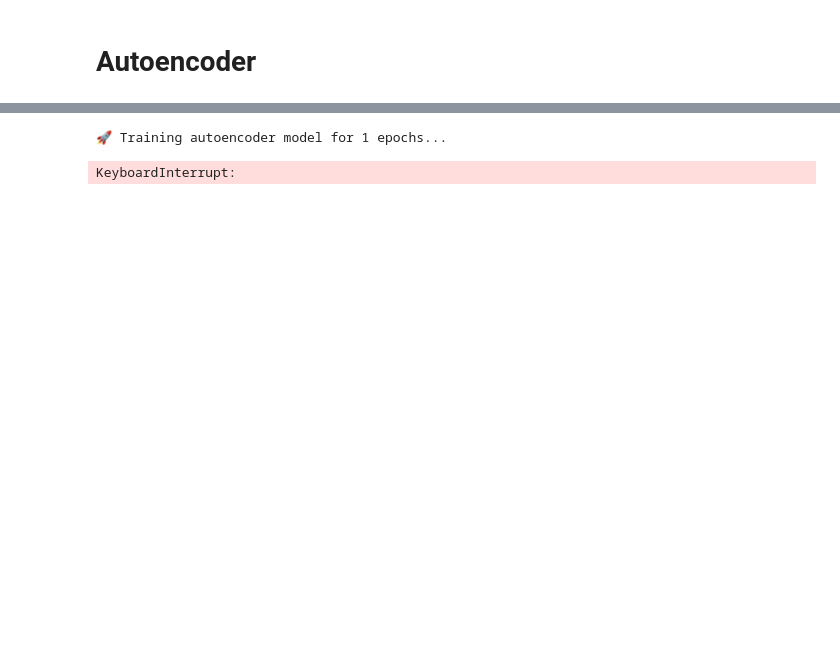
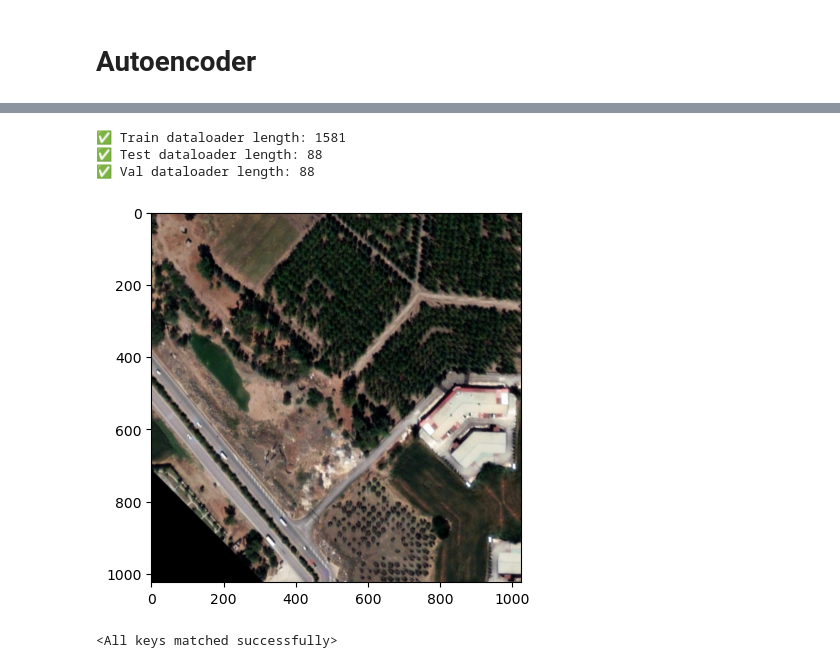
Before and after one commit to ozan-guven/env-540-earthquake-project, a Jupyter notebook: notebooks/autoencoder.ipynb, the cells around one changed output, grey strips where cells are left out. Saved outputs shown, nothing was run; the diff lists cells and outputs as text; code cells hidden in the pictures; blank space fills up the shorter version.

Commit message:
add autoencoder training

```diff
--- a/notebooks/autoencoder.ipynb
+++ b/notebooks/autoencoder.ipynb
@@ -7,22 +10,21 @@
 import sys
 sys.path.append('../')
 
+import matplotlib.pyplot as plt
 from PIL import Image
+import numpy as np
 
 import torch
 from torch.utils.data import DataLoader
 
 from src.autoencoder.autoencoder import ConvAutoencoder
 from src.data.dataset import get_split_image_files, SatelliteImageDataset
-from src.utils.trainer import Trainer
 
 DATA_PATH = '../data/'
-MAXAR_PRE_PATH = DATA_PATH + 'maxar/pre/'
+MAXAR_PRE_PATH = DATA_PATH + 'maxar_patches/pre/'
+ENCODER_PATH = DATA_PATH + 'models/encoder.pth'
 
-BATCH_SIZE = 32
-ACCUMULATION_STEPS = 1
-LEARNING_RATE = 1e-3
-EPOCHS = 1
+BATCH_SIZE = 8
 DEVICE = 'cuda' if torch.cuda.is_available() else 'cpu'
 
 Image.MAX_IMAGE_PIXELS = 303038464
@@ -36,3 +38,11 @@ val_dataset = SatelliteImageDataset(image_files=val_image_files)
 train_dataloader = DataLoader(train_dataset, batch_size=BATCH_SIZE, shuffle=True)
 test_dataloader = DataLoader(test_dataset, batch_size=BATCH_SIZE, shuffle=False)
 val_dataloader = DataLoader(val_dataset, batch_size=BATCH_SIZE, shuffle=False)
+
+print(f'✅ Train dataloader length: {len(train_dataloader)}')
+print(f'✅ Test dataloader length: {len(test_dataloader)}')
+print(f'✅ Val dataloader length: {len(val_dataloader)}')
+# %% [output]
+✅ Train dataloader length: 1581
+✅ Test dataloader length: 88
+✅ Val dataloader length: 88
@@ -43,19 +49,21 @@ autoencoder = ConvAutoencoder(encoder_channels, decoder_channels).to(DEVICE)
-# %%
-criterion = torch.nn.MSELoss()
-optimizer = torch.optim.Adam(autoencoder.parameters(), lr=LEARNING_RATE)
-trainer = Trainer(
-    model=autoencoder,
-    device=DEVICE,
-    criterion=criterion,
-    accumulation_steps=ACCUMULATION_STEPS,
-    print_statistics=True
-)
-statistics = trainer.train_autoencoder(
-    train_loader=train_dataloader,
-    val_loader=val_dataloader,
-    optimizer=optimizer,
-    num_epochs=EPOCHS,
-)
-# %% [output]
-🚀 Training autoencoder model for 1 epochs...
-KeyboardInterrupt:
+# %%
+it = iter(train_dataloader)
+# %%
+images = next(it)
+image = images[0].permute(1, 2, 0)
+plt.imshow(image)
+plt.show()
+# %% [output]
+[figure, added]
+# %%
+autoencoder = ConvAutoencoder(
+    encoder_channels=[3, 32, 64, 128, 512],
+    decoder_channels=[512, 128, 64, 32, 3],
+    stride=2,
+    kernel_size=3,
+    padding=1,
+    output_padding=1,
+).to(DEVICE)
+autoencoder.load_state_dict(torch.load(ENCODER_PATH))
+# %% [output]
+<All keys matched successfully>
```
Also changed, not shown: parts of 4 cells of this notebook, 5 other files.
